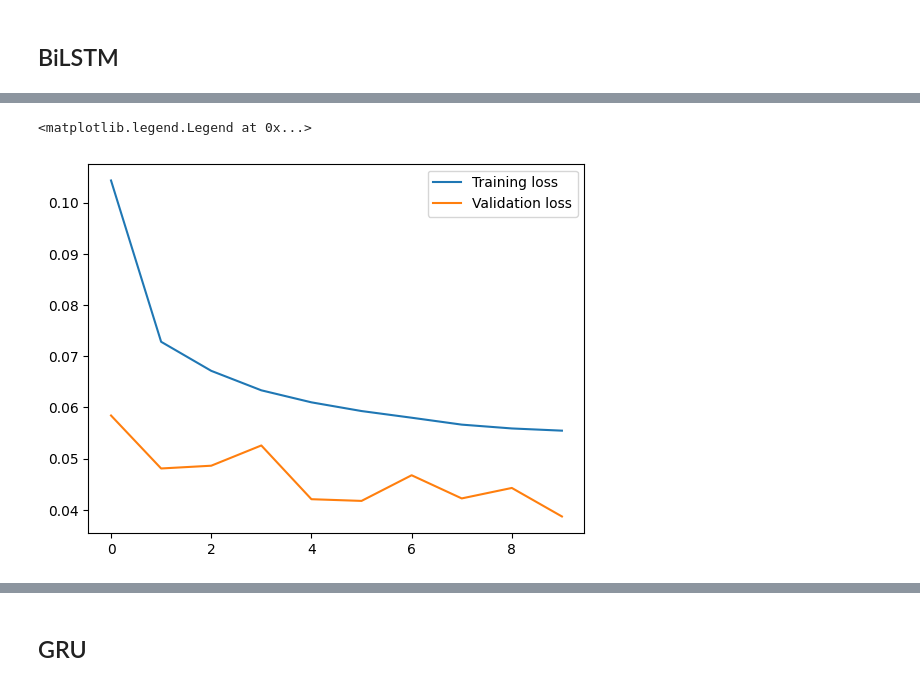
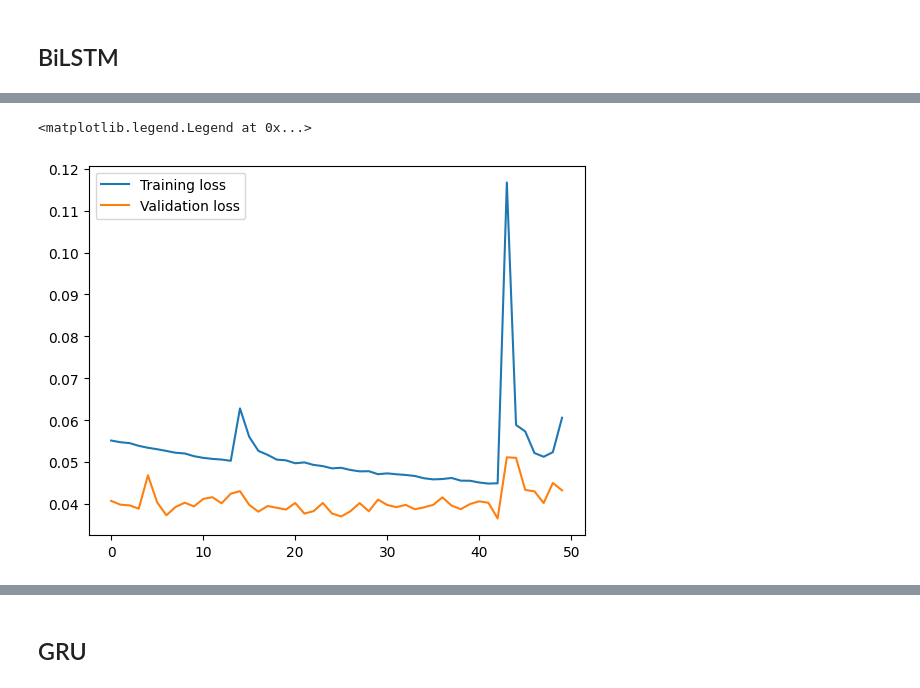
Before and after one commit to naufalulhaq/tugas_akhir, a Jupyter notebook: default_dataset.ipynb, the cells around one changed output, grey strips where cells are left out. Cells and saved outputs as stored; diff of their text form; code cells hidden in the pictures.

Commit message:
change to 50 epoch for baseline models

```diff
--- a/default_dataset.ipynb
+++ b/default_dataset.ipynb
@@ -420,7 +415,7 @@ Non-trainable params: 0 (0.00 Byte)
 _________________________________________________________________
 # %%
 # fit the model
-history_BiLSTM = model_BiLSTM.fit(X_train, y_train, epochs=10, batch_size=16, validation_split=0.1, verbose=1)
+history_BiLSTM = model_BiLSTM.fit(X_train, y_train, epochs=50, batch_size=16, validation_split=0.1, verbose=1)
 
 plt.plot(history_BiLSTM.history['loss'], label='Training loss')
 plt.plot(history_BiLSTM.history['val_loss'], label='Validation loss')
@@ -449,4 +441,4 @@ Epoch 10/10
 <matplotlib.legend.Legend at 0x...>
-[figure, old version]
+[figure, new version]
 # %%
 prediction_BiLSTM = model_BiLSTM.predict(X_test)
```
Also changed, not shown: parts of 16 cells of this notebook.
